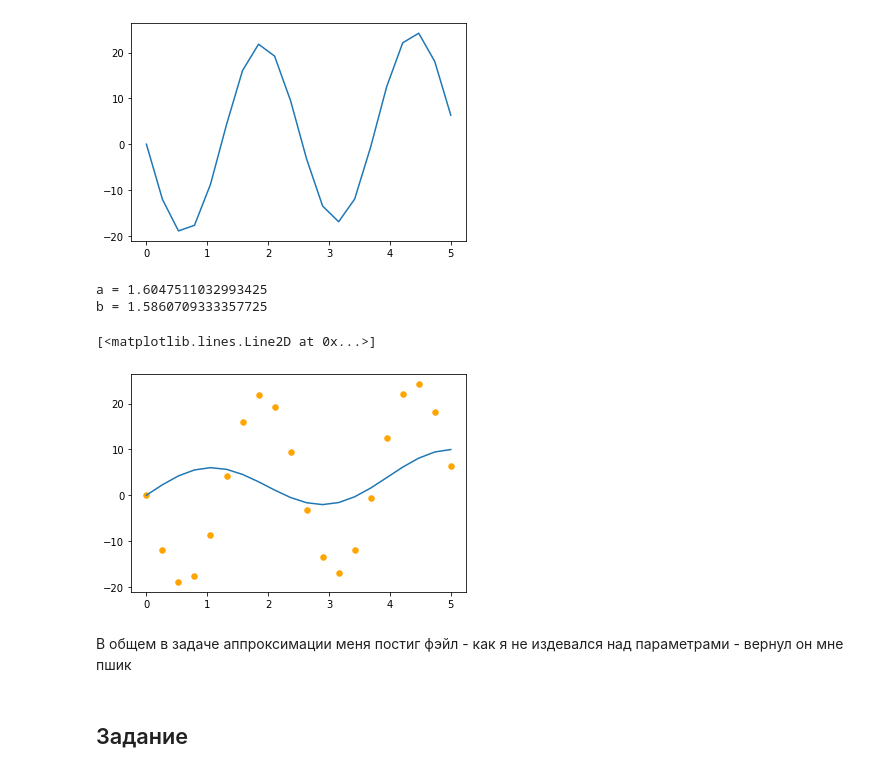
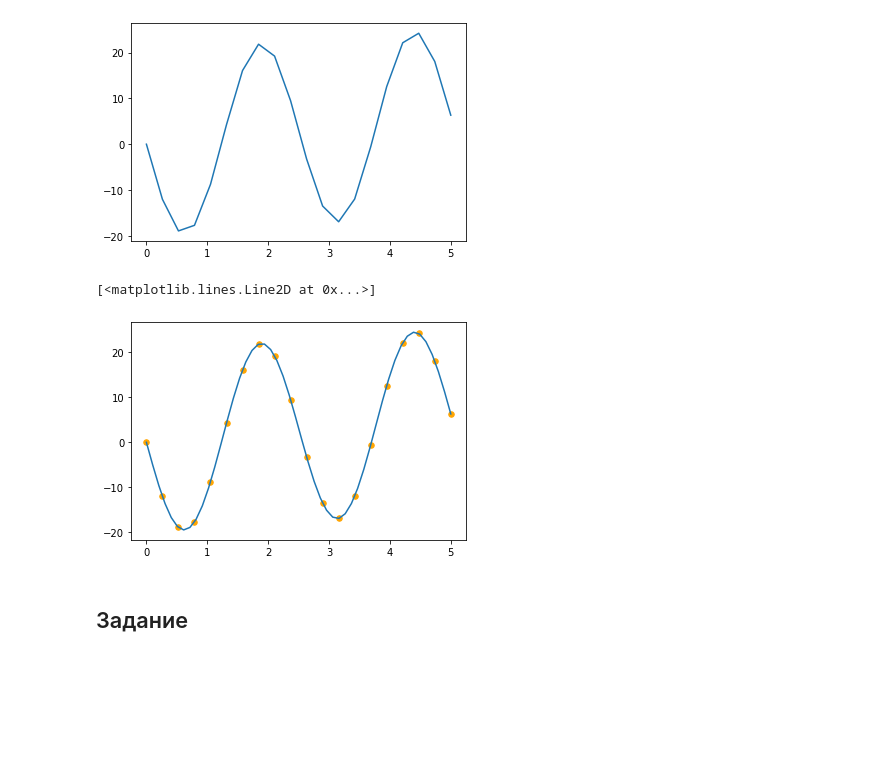
Before and after one commit to SperryUNIVAC/PYDA14, a Jupyter notebook: Math/graduate.ipynb, the cells around one changed output. Cells and saved outputs as stored; diff of their text form; code cells hidden in the pictures; blank space fills up the shorter version.

```diff
--- a/Math/graduate.ipynb
+++ b/Math/graduate.ipynb
@@ -101,7 +101,7 @@ $\displaystyle 4.64084346529635$
 Ок, для сравнения воспользуемся численными методами
 # %%
 def f(x):
-    return np.tan(np.sin(x))**2+np.cos(2*x + 3)
+    return np.tan(np.sin(x)+np.cos(2*x + 3))**2
 
 derivative(f, 1.0, dx=1e-5)
 # %% [output]
@@ -138,20 +138,16 @@ plt.show()
 # %%
 def error(params):
     return np.sum(np.abs(fx - f(x, params[0], params[1])))
-# %%
-popt, pcov = curve_fit(f, x, fx, p0 = [-0.1, 1], method = 'dogbox', absolute_sigma=True)
-
-print(f'a = {popt[0]}\nb = {popt[1]}')
-
-plt.scatter(x, fx, s=30, color='orange')
-plt.plot(x, f(x, *popt))
-# %% [output]
-a = 1.6047511032993425
-b = 1.5860709333357725
-[<matplotlib.lines.Line2D at 0x...>]
-[figure, removed]
-# %% [markdown]
-В общем в задаче аппроксимации меня постиг фэйл - как я не издевался над параметрами - вернул он мне пшик
+# %%
+initial_guess = [0,0]  # initial guess can be anything
+result = scipy.optimize.minimize(error, initial_guess, method='COBYLA',)
+
+t = np.linspace(0, 5, 50)
+plt.scatter(x, fx, s=30, color='orange')
+plt.plot(t, f(t, *result.x))
+# %% [output]
+[<matplotlib.lines.Line2D at 0x...>]
+[figure, added]
 # %% [markdown]
 ## Задание
 # %% [markdown]
```
Also changed, not shown: parts of 8 cells of this notebook.
